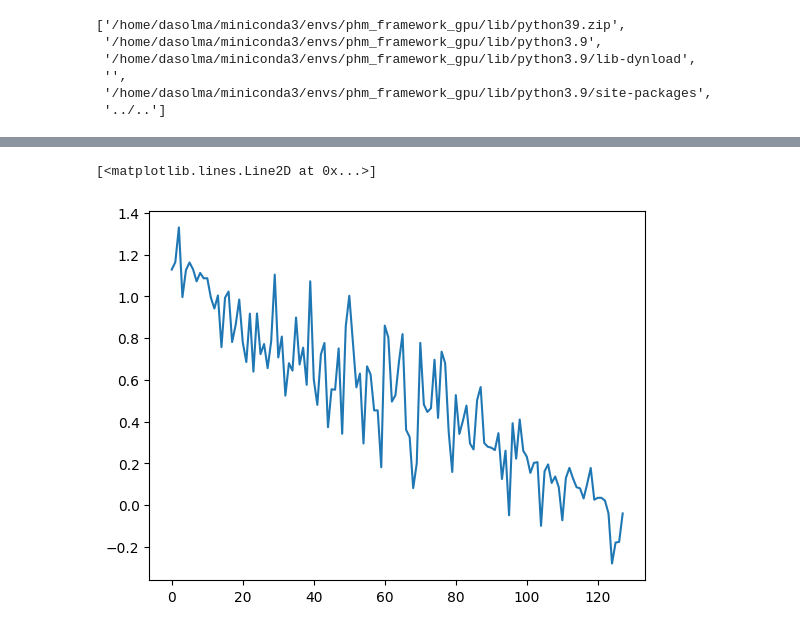
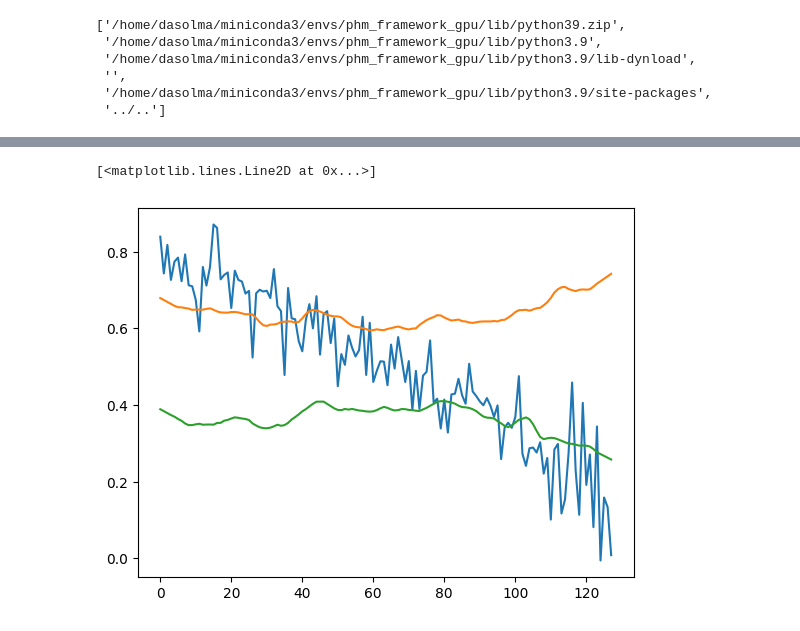
Before and after one commit to dasolma/diffLIME, a Jupyter notebook: src/phm_framework/notebooks/Generate Signal DS.ipynb, the cells around one changed output, grey strips where cells are left out. Cells and saved outputs as stored; diff of their text form; code cells hidden in the pictures.

```diff
--- a/src/phm_framework/notebooks/Generate Signal DS.ipynb
+++ b/src/phm_framework/notebooks/Generate Signal DS.ipynb
@@ -433,24 +451,32 @@ def eliminar_pendiente(serie_temporal):
 # %%
 N = 100
 time = np.linspace(0, 10, 128)
 frec1 = np.random.uniform(0.1, 1, N) * np.pi
 frec2 = np.random.uniform(0.1, 1, N) * np.pi
-pend = np.random.uniform(-0.01, 0.01, N)
+pend = np.random.uniform(-0.005, 0.005, N)
 noise = np.random.uniform(0, 1, N)
 
 frencuencias = [np.random.uniform(0.1, 1, N) * np.pi for _ in range(10)]
 X_sin = np.array([time] * N)
+
+e = 1
 
 for i in range(N):
     s = np.zeros((128,))
     for f in frencuencias:
         s += np.sin(X_sin[i] * 2 * f[i])
         s = s + np.random.normal(size=s.shape) * noise[i]
         s, _ = ajustar_a_envolventes_preservando_forma(s,  centroids[e][0], centroids[e][1])
         s = ajustar_pendiente_y_escalar(s, pend[i])
         X_sin[i] = s
 
-plt.plot(X_sin[8])
+i = 8
+plt.plot(X_sin[i])
+plt.plot(centroids[e][0])
+plt.plot(centroids[e][1])
+
+#plt.plot( ajustar_pendiente_y_escalar(centroids[e][0], pend[i]) )
+#plt.plot( ajustar_pendiente_y_escalar(centroids[e][1], pend[i]) )
 # %% [output]
 [<matplotlib.lines.Line2D at 0x...>]
-[figure, old version]
+[figure, new version]
```
Also changed, not shown: parts of 9 cells of this notebook, 2 other files.
